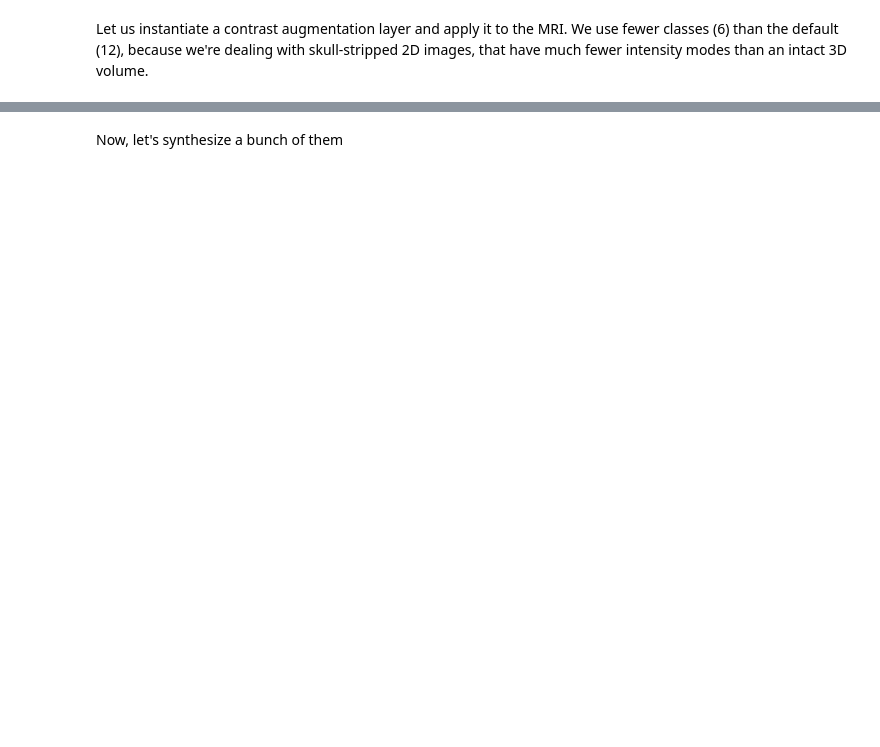
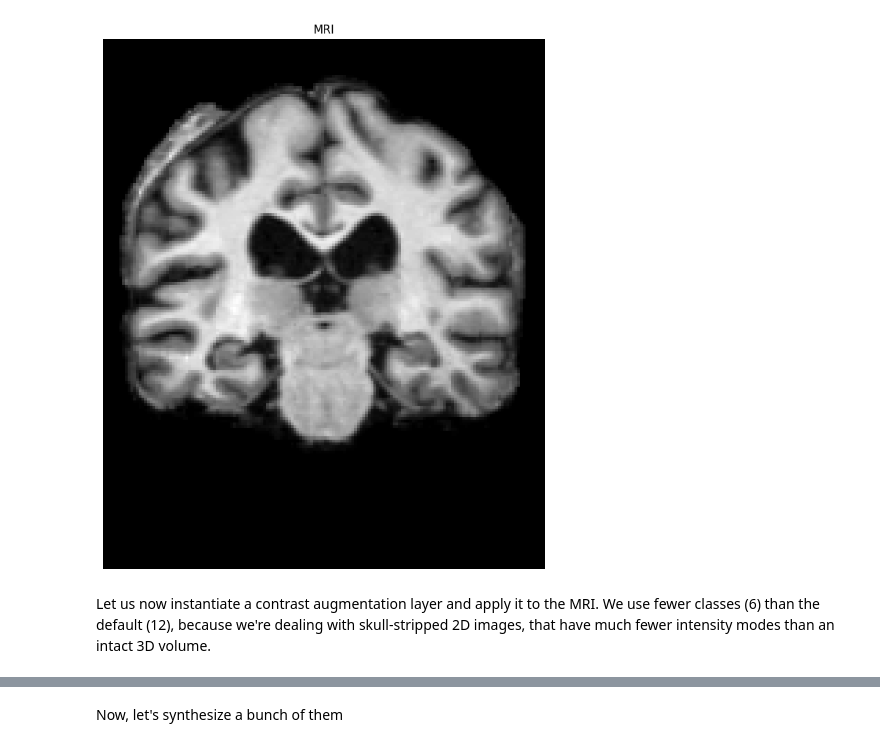
Before and after one commit to balbasty/cornucopia, a Jupyter notebook: docs/examples/contrast.ipynb, the cells around one changed output, grey strips where cells are left out. Cells and saved outputs as stored; diff of their text form; code cells hidden in the pictures; blank space fills up the shorter version.

```diff
--- a/docs/examples/contrast.ipynb
+++ b/docs/examples/contrast.ipynb
@@ -12,14 +43,17 @@ import os
 # %%
 fname = os.path.join(os.environ['TMPDIR'], 'tutorial_data.npz')
 dat = np.load(fname)['train'][0]
 dat = torch.as_tensor(dat)
 
+plt.figure(figsize=(10, 10))
 plt.imshow(dat, cmap='gray', interpolation='nearest')
 plt.axis('off')
 plt.title('MRI')
 plt.show()
+# %% [output]
+[figure, added]
 # %% [markdown]
-Let us instantiate a contrast augmentation layer and apply it to the MRI.
+Let us now instantiate a contrast augmentation layer and apply it to the MRI.
 We use fewer classes (6) than the default (12), because we're dealing
 with skull-stripped 2D images, that have much fewer intensity modes than
 an intact 3D volume.
```
Also changed, not shown: parts of 5 cells of this notebook, 23 other files.
